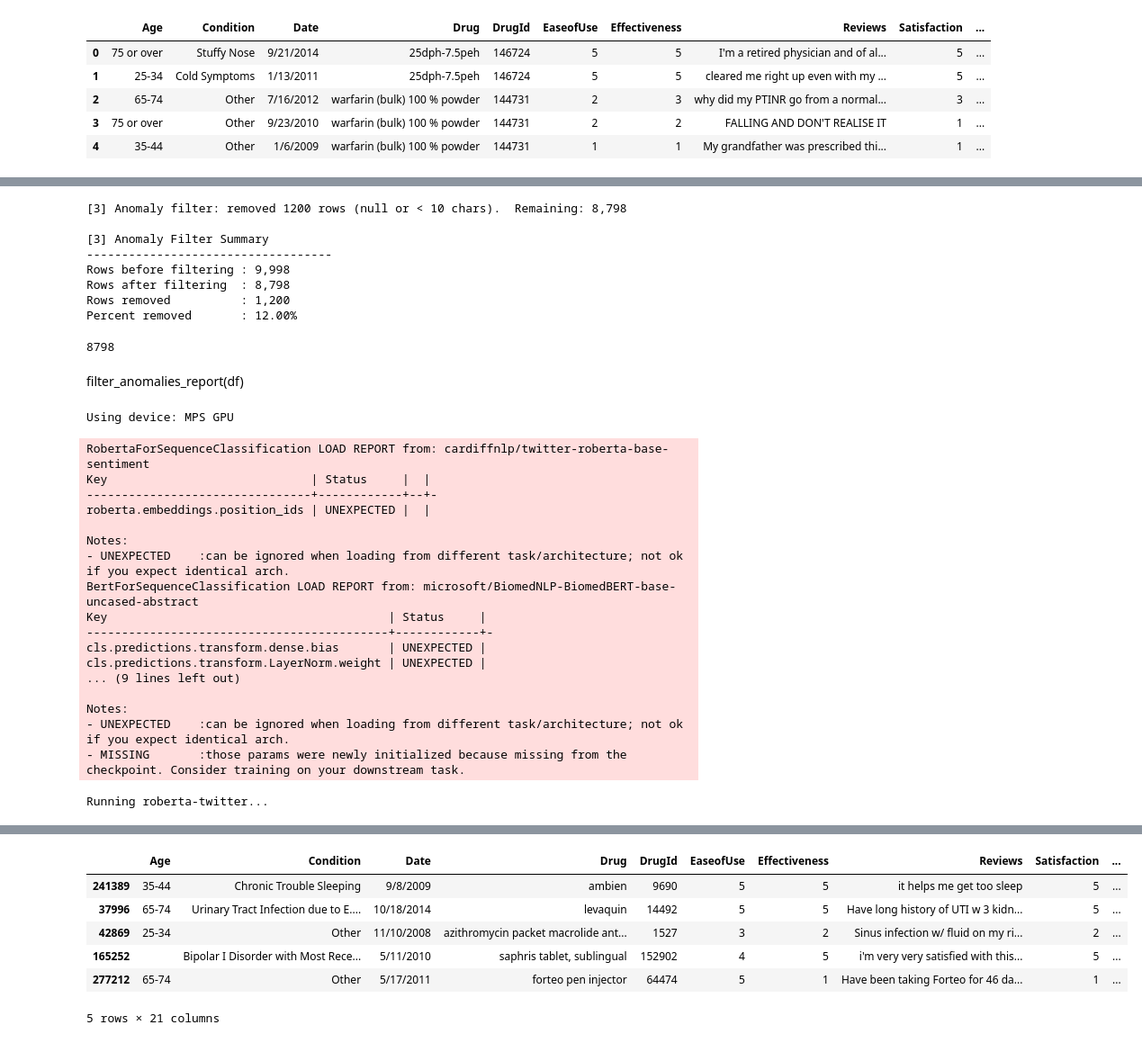
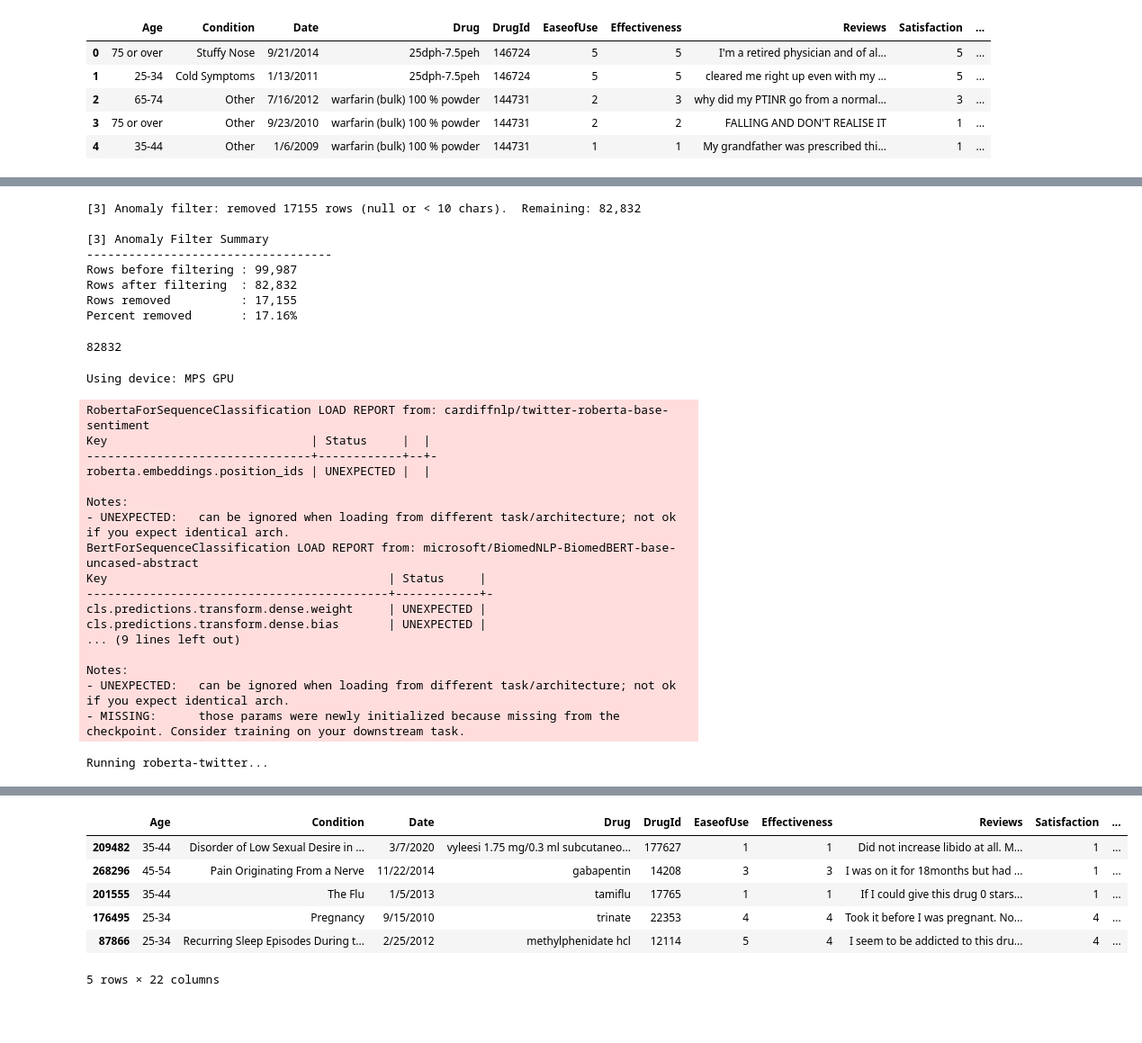
Before and after one commit to alex-nguyen97/webmd-sentiment-analysis, a Jupyter notebook: drug-analysis-roberta-3-models.ipynb, the cells around one changed output, grey strips where cells are left out. Shown at 90% size. Drawn from its saved outputs; the diff is of its cells as text; code cells hidden in the pictures; blank space fills up the shorter version.

```diff
--- a/drug-analysis-roberta-3-models.ipynb
+++ b/drug-analysis-roberta-3-models.ipynb
@@ -26,7 +26,7 @@ Files in dataset directory: ['webmd.csv']
 | 4 | 35-44 | Other | 1/6/2009 | warfarin (bulk) 100 % powder | 144731 | 1 | 1 | My grandfather was prescribed thi... | 1 | ... |
 # %%
 # Show the drug that has different satisfaction and effectiveness, let say d id the satisfaction - effectiveness, d = 1 low, d = 2 medium, d = 3 high
-df["distance"] = df["Satisfaction"] - df["Effectiveness"]
+df["distance"] = abs(df["Satisfaction"] - df["Effectiveness"])
 # Order the distance
 df = df.sort_values(by="distance", ascending=False)
 # Show the top 10 drugs
@@ -81,6 +122,9 @@ def filter_anomalies(df: pd.DataFrame, min_review_len: int = 10) -> pd.DataFrame
     before = len(df)
     df = df.dropna(subset=["Reviews"]).copy()
     df = df[df["Reviews"].str.strip().str.len() >= min_review_len].copy()
+
+    # remove the rows where distance is equal or larger than 3
+    df = df[df["distance"] < 3].copy()
     print(f"\n[3] Anomaly filter: removed {before - len(df)} rows "
           f"(null or < {min_review_len} chars).  Remaining: {len(df):,}")
     return df
@@ -104,19 +148,17 @@ def filter_anomalies_report(df: pd.DataFrame) -> pd.DataFrame:
 df = filter_anomalies_report(df)
 len(df)
 # %% [output]
-[3] Anomaly filter: removed 1200 rows (null or < 10 chars).  Remaining: 8,798
+[3] Anomaly filter: removed 17155 rows (null or < 10 chars).  Remaining: 82,832
 
 [3] Anomaly Filter Summary
 -----------------------------------
-Rows before filtering : 9,998
-Rows after filtering  : 8,798
-Rows removed          : 1,200
-Percent removed       : 12.00%
+Rows before filtering : 99,987
+Rows after filtering  : 82,832
+Rows removed          : 17,155
+Percent removed       : 17.16%
-8798
+82832
-# %% [markdown]
-filter_anomalies_report(df)
 # %%
-from transformers import pipeline
+from transformers import pipeline, AutoTokenizer, AutoModelForSequenceClassification
 from tqdm import tqdm
 import torch
 
@@ -140,13 +182,16 @@ print("Using device:", "MPS GPU" if device == 0 else "CPU")
 pipelines = {}
 
 for name, model_name in models.items():
+    tokenizer = AutoTokenizer.from_pretrained(model_name)
+    model = AutoModelForSequenceClassification.from_pretrained(model_name)
     pipelines[name] = pipeline(
         "sentiment-analysis",
-        model=model_name,
+        model=model,
         device=0, # change to 0 if using GPU
         truncation=True,
         padding=True,
-        max_length=512
+        max_length=512,
+        tokenizer=tokenizer
     )
 
 texts = df["Reviews"].tolist()
@@ -184,7 +229,7 @@ for model_name, clf in pipelines.items():
 
 df["roberta-twitter_label_transformed"] = df["roberta-twitter_label"].map({"LABEL_0": -1, "LABEL_1": 0, "LABEL_2": 1})
 df["distilbert-sst2_label_transformed"] = df["distilbert-sst2_label"].map({"POSITIVE": 1, "NEGATIVE": -1})
-df["bio-bert_label_transformed"] = df["bio-bert_label"].map({"LABEL_0": 1, "LABEL_1": -1})
+df["bio-bert_label_transformed"] = df["bio-bert_label"].map({"LABEL_0": -1, "LABEL_1": 1})
 
 
 # save the df to a csv file
@@ -198,15 +243,15 @@ Key                             | Status     |  |
 roberta.embeddings.position_ids | UNEXPECTED |  |
 
 Notes:
-- UNEXPECTED    :can be ignored when loading from different task/architecture; not ok if you expect identical arch.
+- UNEXPECTED:   can be ignored when loading from different task/architecture; not ok if you expect identical arch.
 BertForSequenceClassification LOAD REPORT from: microsoft/BiomedNLP-BiomedBERT-base-uncased-abstract
 Key                                        | Status     |
 -------------------------------------------+------------+-
+cls.predictions.transform.dense.weight     | UNEXPECTED |
 cls.predictions.transform.dense.bias       | UNEXPECTED |
-cls.predictions.transform.LayerNorm.weight | UNEXPECTED |
 ... (9 lines left out)
 
 Notes:
-- UNEXPECTED    :can be ignored when loading from different task/architecture; not ok if you expect identical arch.
-- MISSING       :those params were newly initialized because missing from the checkpoint. Consider training on your downstream task.
+- UNEXPECTED:   can be ignored when loading from different task/architecture; not ok if you expect identical arch.
+- MISSING:      those params were newly initialized because missing from the checkpoint. Consider training on your downstream task.
 Running roberta-twitter...
@@ -218,10 +263,10 @@ bio-bert finished in 211.99s
 |  | Age | Condition | Date | Drug | DrugId | EaseofUse | Effectiveness | Reviews | Satisfaction | ... |
-| 241389 | 35-44 | Chronic Trouble Sleeping | 9/8/2009 | ambien | 9690 | 5 | 5 | it helps me get too sleep | 5 | ... |
-| 37996 | 65-74 | Urinary Tract Infection due to E.... | 10/18/2014 | levaquin | 14492 | 5 | 5 | Have long history of UTI w 3 kidn... | 5 | ... |
-| 42869 | 25-34 | Other | 11/10/2008 | azithromycin packet macrolide ant... | 1527 | 3 | 2 | Sinus infection w/ fluid on my ri... | 2 | ... |
-| 165252 |  | Bipolar I Disorder with Most Rece... | 5/11/2010 | saphris tablet, sublingual | 152902 | 4 | 5 | i'm very very satisfied with this... | 5 | ... |
-| 277212 | 65-74 | Other | 5/17/2011 | forteo pen injector | 64474 | 5 | 1 | Have been taking Forteo for 46 da... | 1 | ... |
+| 209482 | 35-44 | Disorder of Low Sexual Desire in ... | 3/7/2020 | vyleesi 1.75 mg/0.3 ml subcutaneo... | 177627 | 1 | 1 | Did not increase libido at all. M... | 1 | ... |
+| 268296 | 45-54 | Pain Originating From a Nerve | 11/22/2014 | gabapentin | 14208 | 3 | 3 | I was on it for 18months but had ... | 1 | ... |
+| 201555 | 35-44 | The Flu | 1/5/2013 | tamiflu | 17765 | 1 | 1 | If I could give this drug 0 stars... | 1 | ... |
+| 176495 | 25-34 | Pregnancy | 9/15/2010 | trinate | 22353 | 4 | 4 | Took it before I was pregnant. No... | 4 | ... |
+| 87866 | 25-34 | Recurring Sleep Episodes During t... | 2/25/2012 | methylphenidate hcl | 12114 | 5 | 4 | I seem to be addicted to this dru... | 4 | ... |
-5 rows × 21 columns
+5 rows × 22 columns
 # %%
 # Count labels for each model
 roberta_counts = df["roberta-twitter_label_transformed"].value_counts()
```
Also changed, not shown: parts of 11 cells of this notebook, 6 other files.
